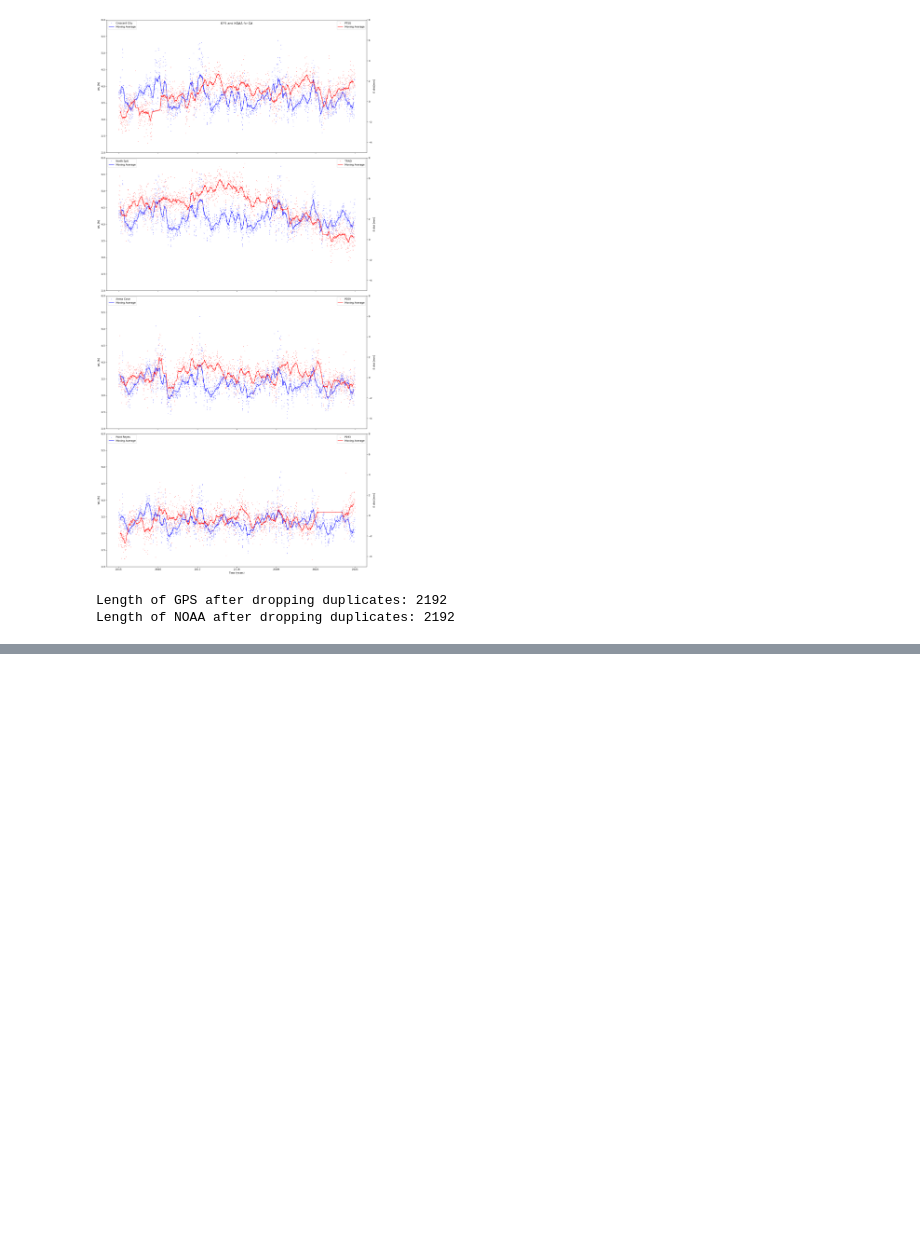
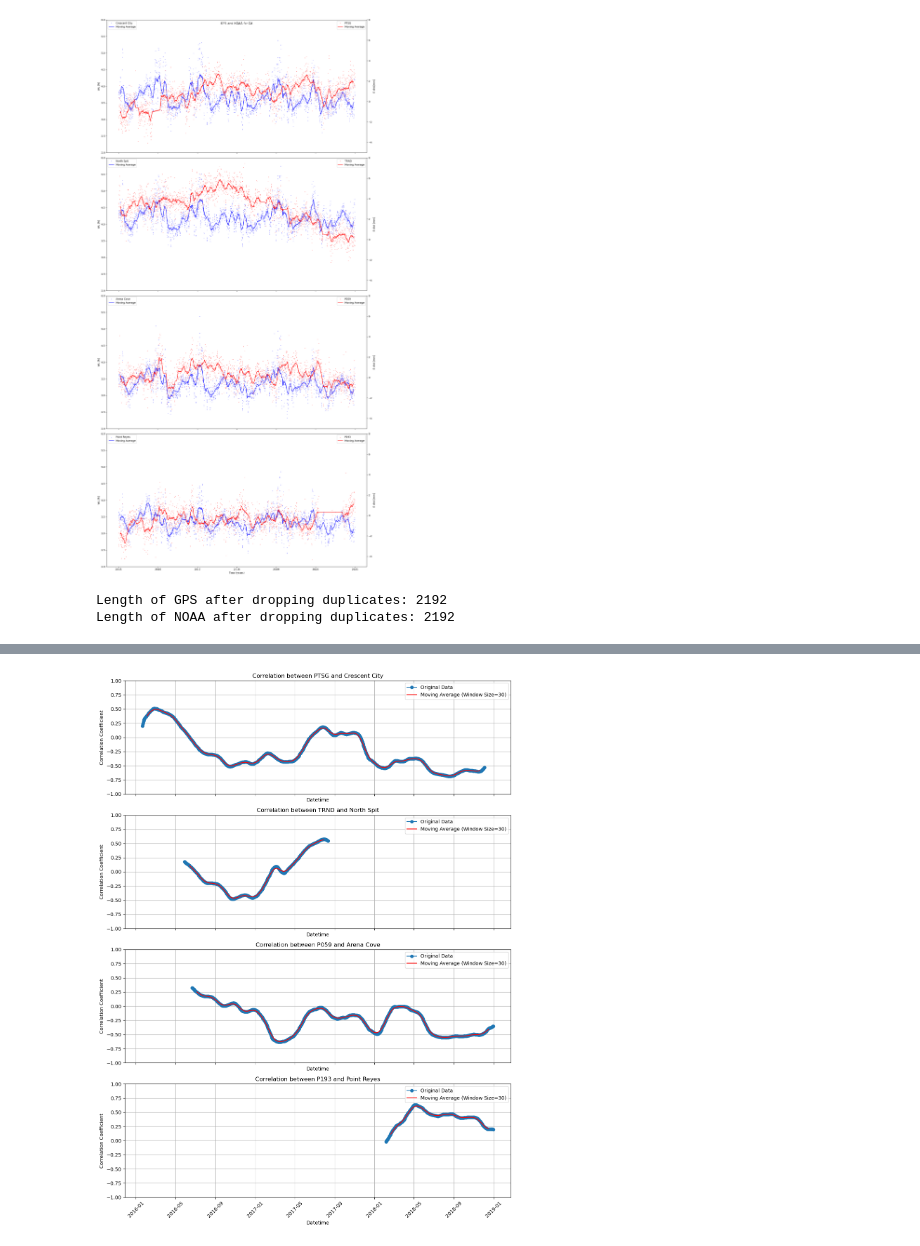
Before and after one commit to Benz-Poobua/Undergrad-Research-2, a Jupyter notebook: GPS-NOAA geodetic-climatic data.ipynb, the cells around one changed output, grey strips where cells are left out. Drawn from its saved outputs; the diff is of its cells as text; code cells hidden in the pictures; blank space fills up the shorter version.

```diff
--- a/GPS-NOAA geodetic-climatic data.ipynb
+++ b/GPS-NOAA geodetic-climatic data.ipynb
@@ -909,0 +1017,36 @@ plt.show()
+# %%
+def plot_correlation_with_moving_average(ax, df, corr_array, moving_avg_array, window_size, title):
+    # Trim original data to match the length of moving averages
+    df_trimmed = df.iloc[:len(moving_avg_array)]
+
+    # Plot original data and moving averages
+    ax.plot(df_trimmed['Datetime'], corr_array[:len(moving_avg_array)], marker='o', linestyle='-', label='Original Data')
+    ax.plot(df_trimmed['Datetime'], moving_avg_array, color='red', linestyle='-', label=f'Moving Average (Window Size={window_size})')
+    ax.set_title(title)
+    ax.set_xlabel('Datetime')
+    ax.set_ylabel('Correlation Coefficient')
+    ax.legend()
+    ax.grid(True)
+    ax.set_ylim(-1, 1)  # Set y-axis limits from -1 to 1
+
+# Create subplots
+fig, axes = plt.subplots(4, 1, figsize=(12, 16), sharex=True)
+
+# Plot for Crescent City and PTSG
+plot_correlation_with_moving_average(axes[0], Crescent_City_df, corr_Crescent_City_PTSG, moving_avg_Crescent_City_PTSG, window, 'Correlation between PTSG and Crescent City')
+
+# Plot for North Spit and TRND
+plot_correlation_with_moving_average(axes[1], North_Spit_df, corr_North_Spit_TRND, moving_avg_North_Spit_TRND, window, 'Correlation between TRND and North Spit')
+
+# Plot for Arena Cove and P059
+plot_correlation_with_moving_average(axes[2], Arena_Cove_df, corr_Arena_Cove_P059, moving_avg_Arena_Cove_P059, window, 'Correlation between P059 and Arena Cove')
+
+# Plot for Point Reyes and P193
+plot_correlation_with_moving_average(axes[3], Point_Reyes_df, corr_Point_Reyes_P193, moving_avg_Point_Reyes_P193, window, 'Correlation between P193 and Point Reyes')
+
+# Adjust layout
+plt.xticks(rotation=45)
+plt.tight_layout()
+plt.show()
+# %% [output]
+[figure, added]
```
Also changed, not shown: parts of 19 cells of this notebook.
